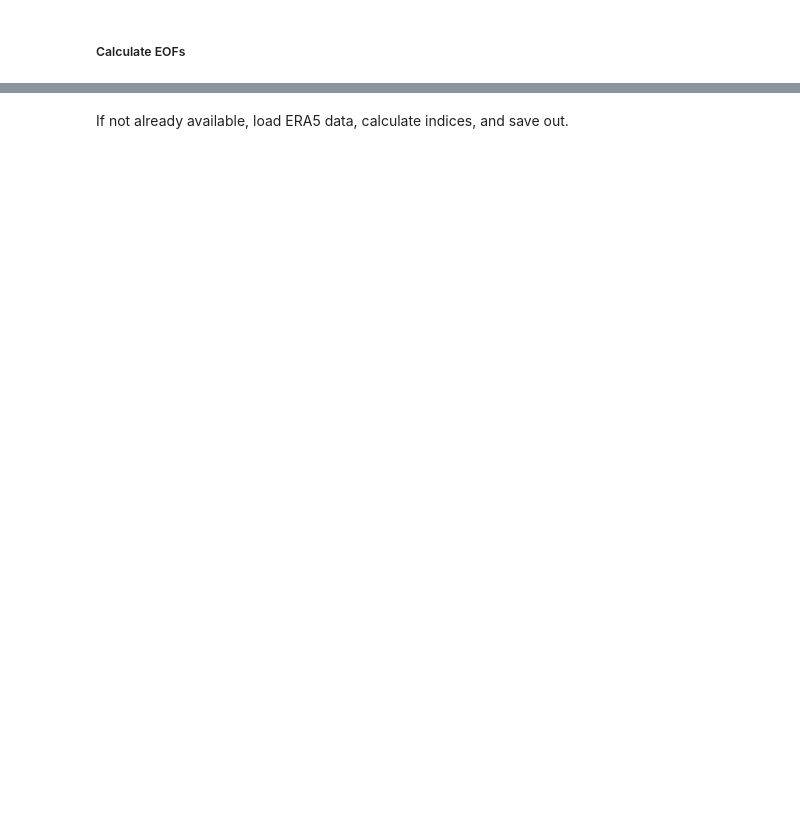
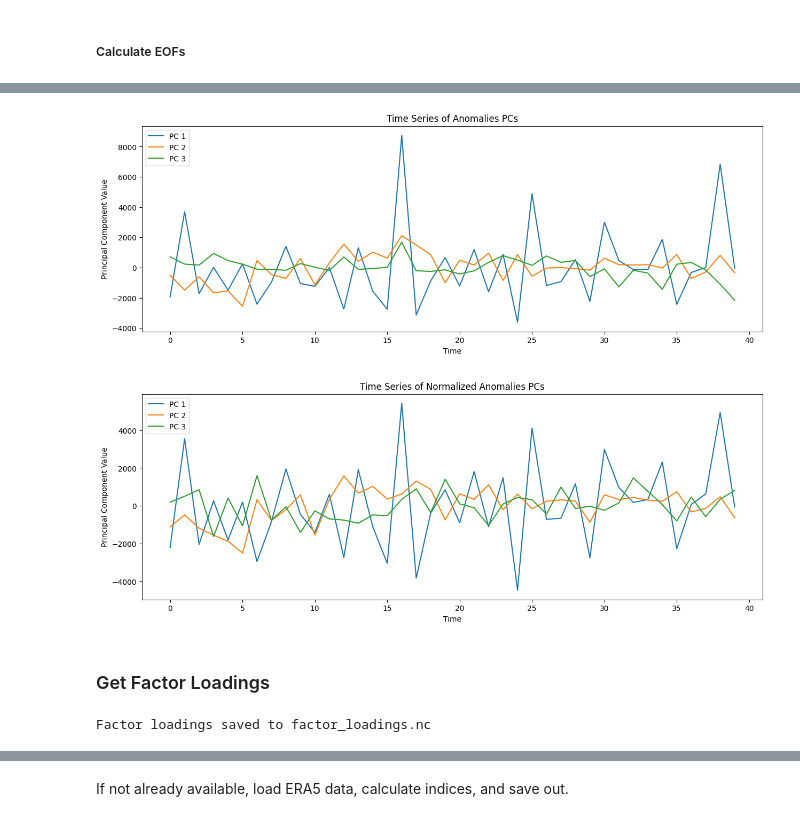
Before and after one commit to SeasonalForecastingEngine/CONFER-WP3, a Jupyter notebook: notebooks/lasso_fcst_example.ipynb, the cells around one changed output, grey strips where cells are left out. Cells and saved outputs as stored; diff of their text form; code cells hidden in the pictures; blank space fills up the shorter version.

```diff
--- a/notebooks/lasso_fcst_example.ipynb
+++ b/notebooks/lasso_fcst_example.ipynb
@@ -488,0 +476,20 @@ plot_eofs(eofs_norm_anomalies_reshaped, 'Normalized Anomalies')
+# %%
+# Function to plot time series of the principal components
+def plot_pcs_time_series(pcs, title):
+    plt.figure(figsize=(15, 5))
+    for i in range(pcs.shape[1]):
+        plt.plot(pcs[:, i], label=f'PC {i+1}')
+    plt.title(f'Time Series of {title}')
+    plt.xlabel('Time')
+    plt.ylabel('Principal Component Value')
+    plt.legend()
+    plt.show()
+
+# Plot time series of principal components
+plot_pcs_time_series(pcs_anomalies, 'Anomalies PCs')
+plot_pcs_time_series(pcs_ano_normal, 'Normalized Anomalies PCs')
+# %% [output]
+[figure, added]
+[figure, added]
+# %% [markdown]
+### Get Factor Loadings
@@ -489,3 +530,23 @@ plot_eofs(eofs_norm_anomalies_reshaped, 'Normalized Anomalies')
+# %%
+# Create xarray Dataset
+ds = xr.Dataset(
+    {
+        'fl': (('year', 'eof'), fl_array),
+        'd': (('year', 'eof'), d_array),
+        'sfl': (('year', 'eof'), sfl_array),
+    },
+    coords={
+        'year': train_period,
+        'eof': np.arange(1, eofs_norm_anomalies_reshaped.shape[0] + 1)
+    }
+)
+
+# Save to NetCDF file
+output_path = 'factor_loadings.nc'
+ds.to_netcdf(output_path)
+print(f"Factor loadings saved to {output_path}")
+# %% [output]
+Factor loadings saved to factor_loadings.nc
 # %%
 #filename_pct_target = f'{percentile_dir}percentiles_{target}_{year_train_start}_{year_train_end}.nc'
 
```
Also changed, not shown: parts of 18 cells of this notebook, 3 other files.
